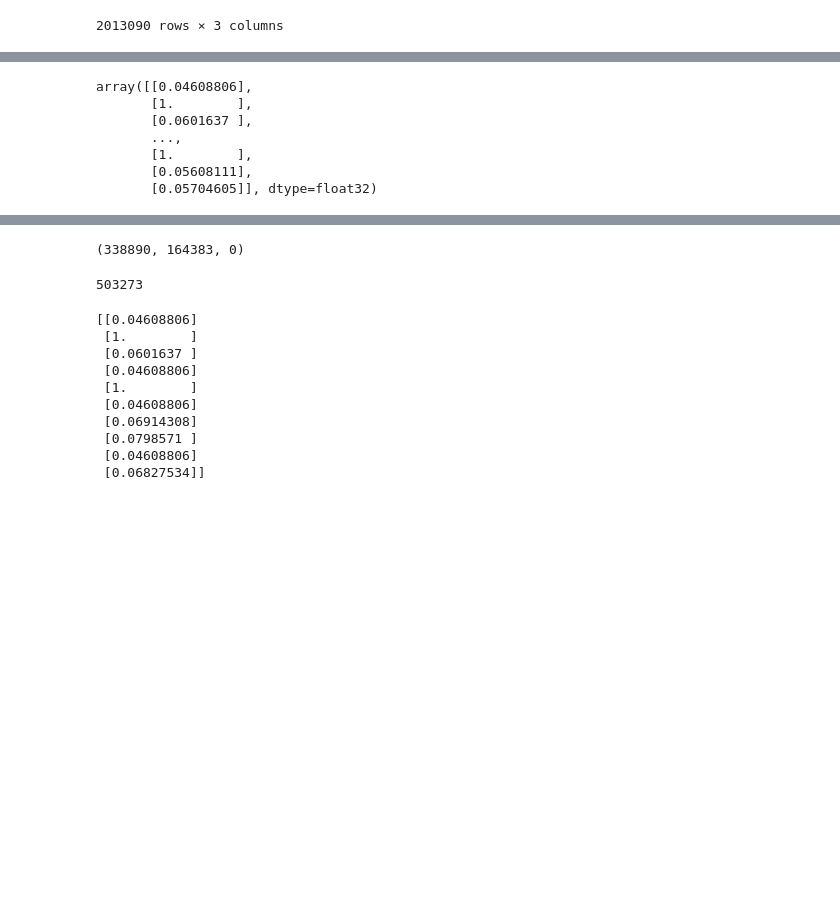
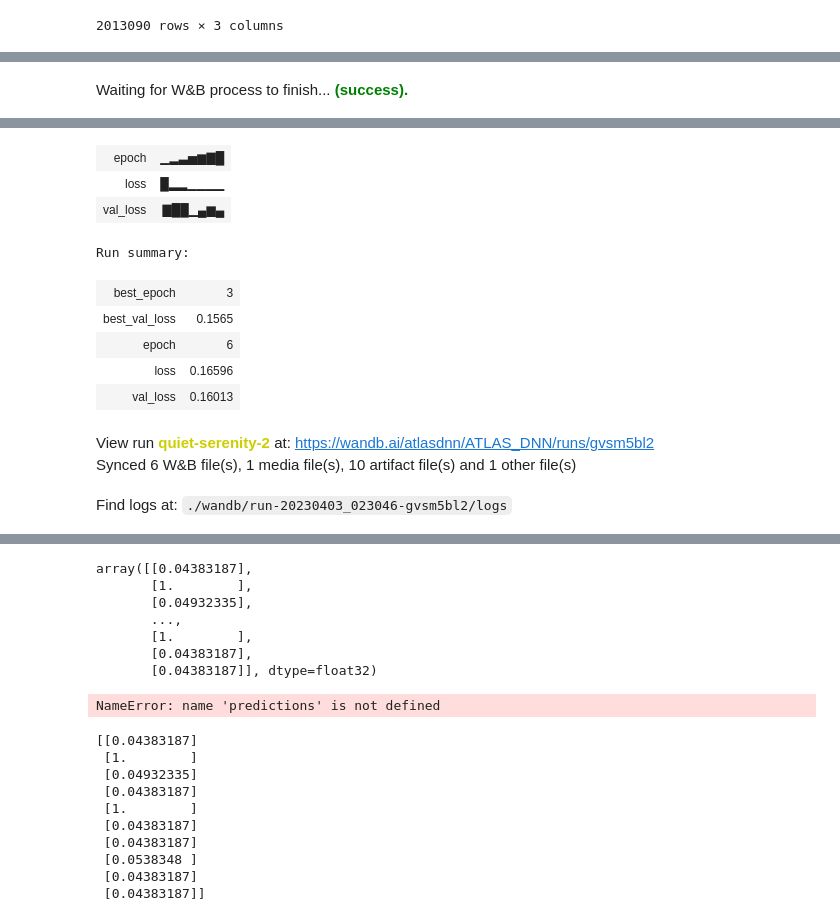
Before and after one commit to GitGup/ATLAS_DNN, a Jupyter notebook: MC_DNN.ipynb, the cells around one changed output, grey strips where cells are left out. Saved outputs shown, nothing was run; the diff lists cells and outputs as text; code cells hidden in the pictures; blank space fills up the shorter version.

Commit message:
wandb integrated

```diff
--- a/MC_DNN.ipynb
+++ b/MC_DNN.ipynb
@@ -197,9 +175,9 @@ print(D, Lambda)
 # %% [output]
 1566841 949522
 # %%
-# df_norm = (new_df - new_df.min()) / (new_df.max() - new_df.min())
-# df_norm.loc[:, 'DMesons_pdgId'] = df_norm['DMesons_pdgId'].apply(lambda x: int(x))
-# df_norm
+df_norm = (new_df - new_df.min()) / (new_df.max() - new_df.min())
+df_norm.loc[:, 'DMesons_pdgId'] = df_norm['DMesons_pdgId'].apply(lambda x: int(x))
+df_norm
 
 X_train, X_test, y_train, y_test = train_test_split(new_df[['DMesons_pt', 'DMesons_fitOutput__Lxy', 'DMesons_costhetastar']], df_norm['DMesons_pdgId'], test_size=0.2, random_state=42)
 # %%
@@ -233,14 +247,15 @@ model = Sequential([
 ])
 # %%
 #Compile
-#loss = "sparse_categorical_crossentropy"
 model.compile(optimizer='adam', loss='binary_crossentropy')
 
 early_stop = EarlyStopping(monitor='val_loss', patience=3, verbose=1, mode='min')
+# checkpoint = ModelCheckpoint('model.h5', monitor='val_loss', save_best_only=True, verbose=1)
+# tensorboard = TensorBoard(log_dir='./logs', histogram_freq=0, write_graph=True, write_images=False)
 #Train
-model.fit(X_train, y_train, epochs=50, batch_size=32, validation_data=(X_test, y_test), callbacks=[early_stop])
+history = model.fit(X_train, y_train, epochs=50, batch_size=32, validation_data=(X_test, y_test), callbacks=[early_stop, WandbCallback(), tf.keras.callbacks.History()])
 
 #Evaluate testing set
-loss, accuracy = model.evaluate(X_test, y_test)
+loss = model.evaluate(X_test, y_test)
 print("Loss: {}".format(loss))
 # %% [output]
@@ -265,4 +304,6 @@ TypeError: cannot unpack non-iterable float object
 # %%
+wandb.finish()
 predictions = model.predict(X_test)
 predictions
 # %% [output]
+Waiting for W&B process to finish... (success).
@@ -270,7 +311,12 @@ predictions
+| epoch | ▁▂▃▅▆▇█ |
+| loss | █▂▂▁▁▁▁ |
+| val_loss | ▇██▁▄▆▄ |
-array([[0.04608806],
-       [1.        ],
-       [0.0601637 ],
-       ...,
-       [1.        ],
-       [0.05608111],
-       [0.05704605]], dtype=float32)
+Run summary:
+| best_epoch | 3 |
+| best_val_loss | 0.1565 |
+| epoch | 6 |
+| loss | 0.16596 |
+| val_loss | 0.16013 |
+View run quiet-serenity-2 at: https://wandb.ai/atlasdnn/ATLAS_DNN/runs/gvsm5bl2
+Synced 6 W&B file(s), 1 media file(s), 10 artifact file(s) and 1 other file(s)
+Find logs at: ./wandb/run-20230403_023046-gvsm5bl2/logs
@@ -277,3 +324,10 @@ array([[0.04608806],
+array([[0.04383187],
+       [1.        ],
+       [0.04932335],
+       ...,
+       [1.        ],
+       [0.04383187],
+       [0.04383187]], dtype=float32)
 # %%
 predictions_list = []
 D_count = 0
@@ -288,26 +342,25 @@ for pred in predictions:
         D_count+=1
     else:
         unclear+=1
+
+print("$D^+$ Count: {}".format(D_count))
+print("$\Lambda_C^+ Count: {}".format(Lambda_count))
+print("Unknown Particle Count: {}".format(unclear))
+np.shape(predictions)
+# %% [output]
+NameError: name 'predictions' is not defined
-# %%
-D_count, Lambda_count, unclear
-# %% [output]
-(338890, 164383, 0)
-# %%
-len(predictions)
-# %% [output]
-503273
 # %%
 print(predictions[:10])
 # %% [output]
-[[0.04608806]
+[[0.04383187]
  [1.        ]
- [0.0601637 ]
- [0.04608806]
+ [0.04932335]
+ [0.04383187]
  [1.        ]
- [0.04608806]
- [0.06914308]
- [0.0798571 ]
- [0.04608806]
- [0.06827534]]
+ [0.04383187]
+ [0.04383187]
+ [0.0538348 ]
+ [0.04383187]
+ [0.04383187]]
 # %%
 accuracy = np.mean(np.round(predictions) == y_test)
```
Also changed, not shown: parts of 11 cells of this notebook.
